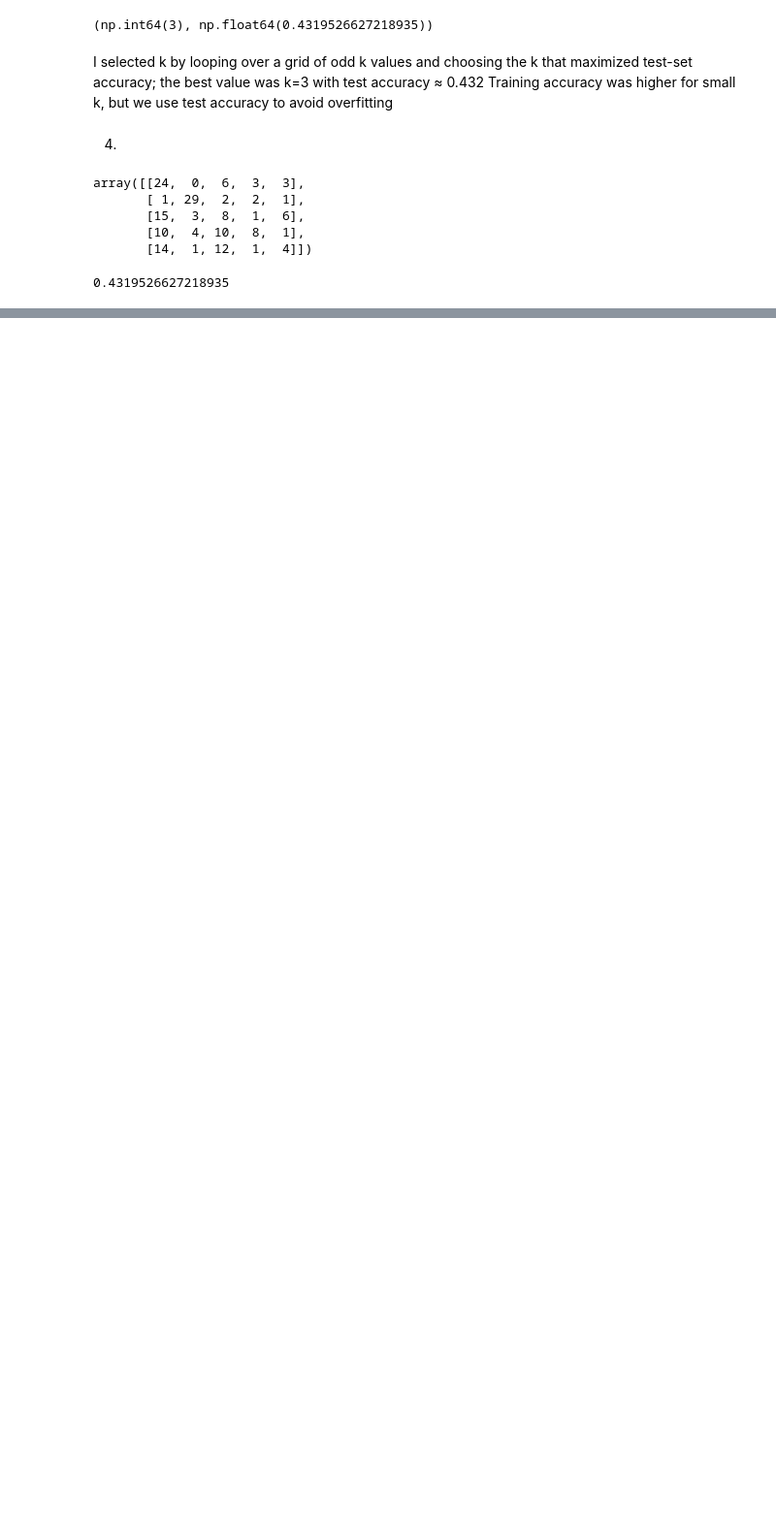
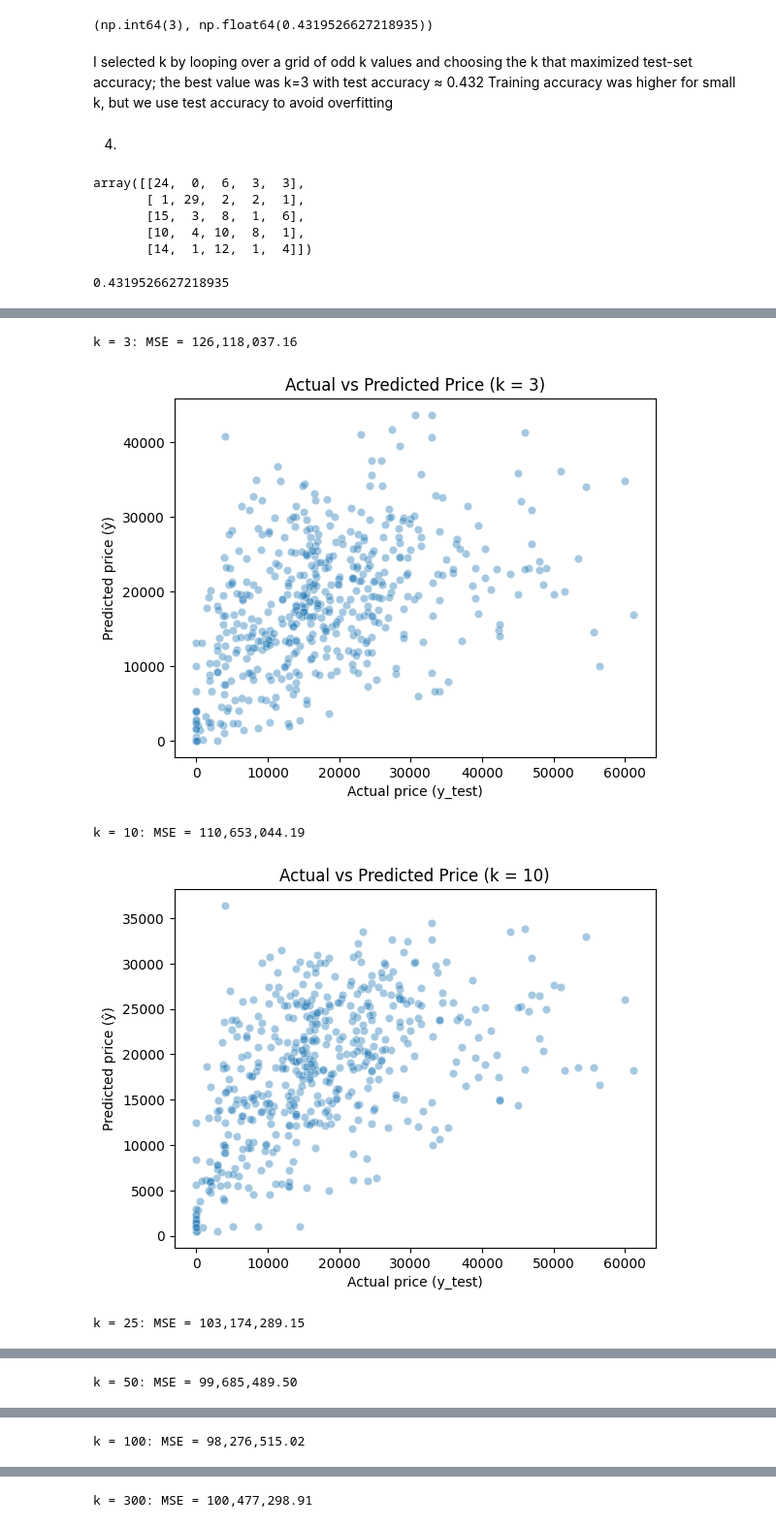
Before and after one commit to an9o/DS3021_Assignments, a Jupyter notebook: Assignment_2/Answers.ipynb, the cells around one changed output, grey strips where cells are left out. Shown at 97% size. Drawn from its saved outputs; the diff is of its cells as text; code cells hidden in the pictures; blank space fills up the shorter version.

```diff
--- a/Assignment_2/Answers.ipynb
+++ b/Assignment_2/Answers.ipynb
@@ -160,0 +169,3 @@ The model gets about 43% accuracy overall, performs best on class 2 (around 83%
+# %%
+df = pd.read_csv('USA_cars_datasets.csv')
+df.head()
@@ -160,0 +179,3 @@ The model gets about 43% accuracy overall, performs best on class 2 (around 83%
+# %%
+df = df[["price", "year", "mileage"]]
+df = df.dropna()
@@ -160,0 +197,8 @@ The model gets about 43% accuracy overall, performs best on class 2 (around 83%
+# %%
+X = df[["year","mileage"]]
+y = df["price"]
+
+def minmax(s):
+    return (s - s.min()) / (s.max() - s.min())
+
+u = X.apply(minmax)
@@ -160,0 +207,4 @@ The model gets about 43% accuracy overall, performs best on class 2 (around 83%
+# %%
+u_train, u_test, y_train, y_test = train_test_split(
+    u, y, test_size=0.2, random_state=100
+)
@@ -160,0 +216,29 @@ The model gets about 43% accuracy overall, performs best on class 2 (around 83%
+# %%
+k_list = [3, 10, 25, 50, 100, 300]
+
+mse_list = []
+
+for k in k_list:
+    # fit + predict
+    model = KNeighborsRegressor(n_neighbors=k)
+    model.fit(u_train, y_train)
+    y_hat = model.predict(u_test)
+
+    # MSE
+    mse = mean_squared_error(y_test, y_hat)
+    mse_list.append(mse)
+    print(f"k = {k}: MSE = {mse:,.2f}")
+
+    # scatterplot: test (actual) vs predicted
+    plt.figure()
+    sns.scatterplot(x=y_test, y=y_hat, alpha=0.4)
+    plt.xlabel("Actual price (y_test)")
+    plt.ylabel("Predicted price (ŷ)")
+    plt.title(f"Actual vs Predicted Price (k = {k})")
+    plt.show()
+# %% [output]
+k = 3: MSE = 126,118,037.16
+[figure, added]
+k = 10: MSE = 110,653,044.19
+[figure, added]
+k = 25: MSE = 103,174,289.15
@@ -160,0 +246 @@ The model gets about 43% accuracy overall, performs best on class 2 (around 83%
+k = 50: MSE = 99,685,489.50
@@ -160,0 +248 @@ The model gets about 43% accuracy overall, performs best on class 2 (around 83%
+k = 100: MSE = 98,276,515.02
@@ -160,0 +250 @@ The model gets about 43% accuracy overall, performs best on class 2 (around 83%
+k = 300: MSE = 100,477,298.91
```
Also changed, not shown: parts of 19 cells of this notebook, 1 other file.
